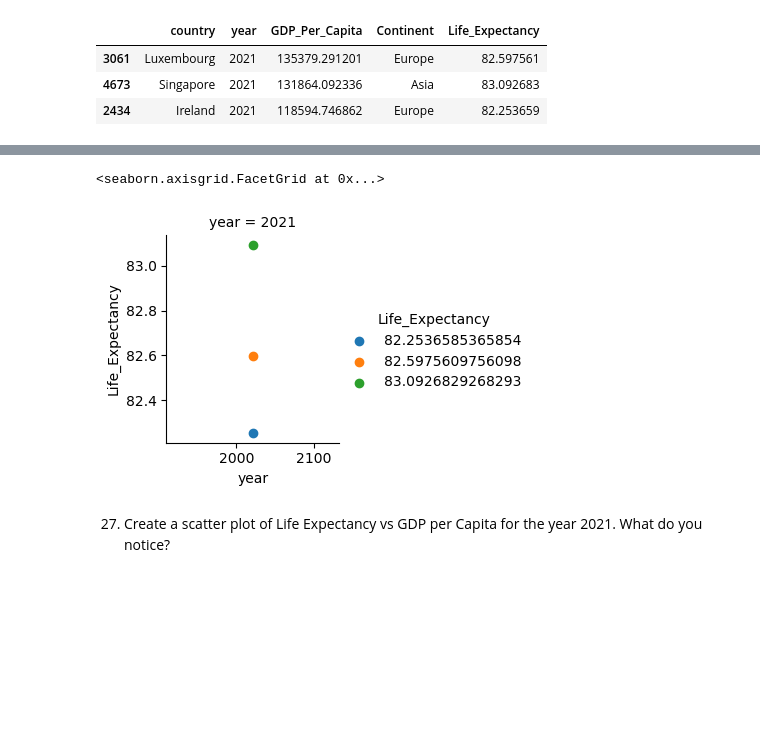
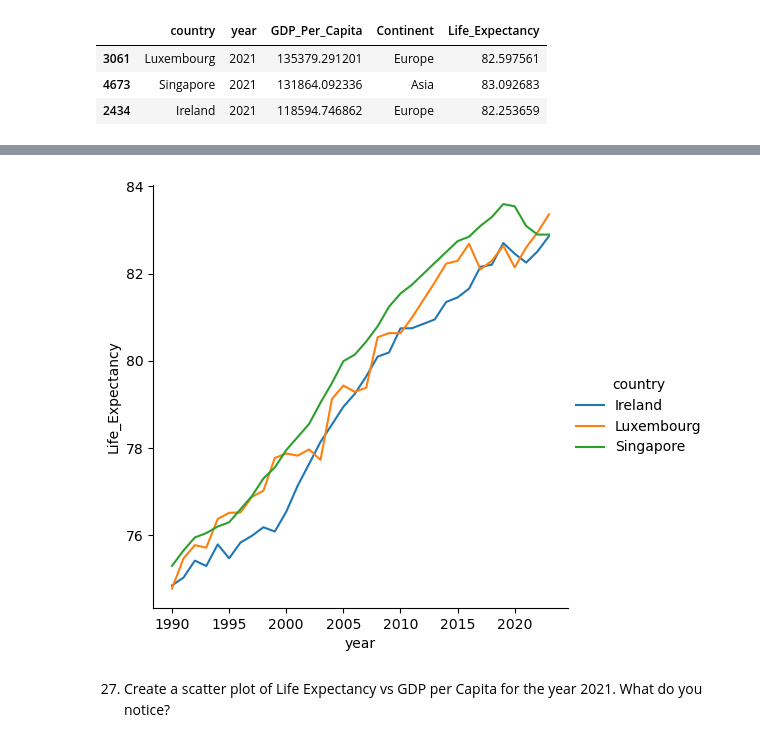
Before and after one commit to nss-data-science-cohort-9/un-exploration-joshwtacker, a Jupyter notebook: Notebook/UN_Data_Exploration.ipynb, the cells around one changed output, grey strips where cells are left out. Drawn from its saved outputs; the diff is of its cells as text; code cells hidden in the pictures; blank space fills up the shorter version.

```diff
--- a/Notebook/UN_Data_Exploration.ipynb
+++ b/Notebook/UN_Data_Exploration.ipynb
@@ -489,5 +489,15 @@ gdp_le_2021_sorted_3
 | 4673 | Singapore | 2021 | 131864.092336 | Asia | 83.092683 |
 | 2434 | Ireland | 2021 | 118594.746862 | Europe | 82.253659 |
 # %%
-data_to_graph = gdp_le
-#creating df for graph
+
+# Define the countries we want to filter
+countries = ['Luxembourg', 'Singapore', 'Ireland']
+
+# Filter the dataframe to include only these countries
+gdp_top_3 = gdp_le_best[gdp_le_best['country'].isin(countries)]
+
+# Select only the columns we need
+gdp_top_3 = gdp_top_3[['country', 'year', 'Life_Expectancy']]
+
+# Display the result
+gdp_top_3
@@ -494,12 +518,15 @@ data_to_graph = gdp_le
 # %%
 import seaborn as sns
+import matplotlib.pyplot as plt
 
-g = sns.FacetGrid(data= gdp_le_2021_sorted_3 , col='year', hue='Life_Expectancy')
-g.map(plt.scatter, 'year', 'Life_Expectancy')
-
-g.add_legend()
+sns.relplot(
+    data=gdp_top_3,
+    x="year",
+    y="Life_Expectancy",
+    hue="country",
+    kind="line"
+);
 # %% [output]
-<seaborn.axisgrid.FacetGrid at 0x...>
-[figure, old version]
+[figure, new version]
 # %% [markdown]
 27. Create a scatter plot of Life Expectancy vs GDP per Capita for the year 2021. What do you notice?
```
Also changed, not shown: parts of 9 cells of this notebook.
